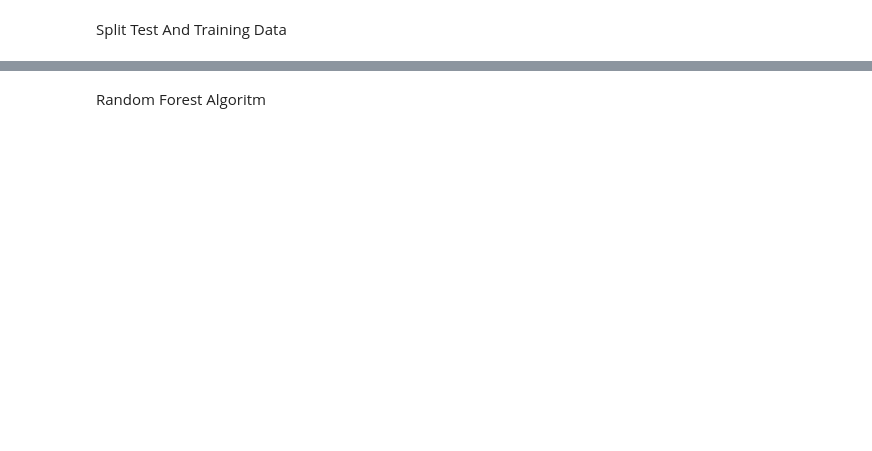
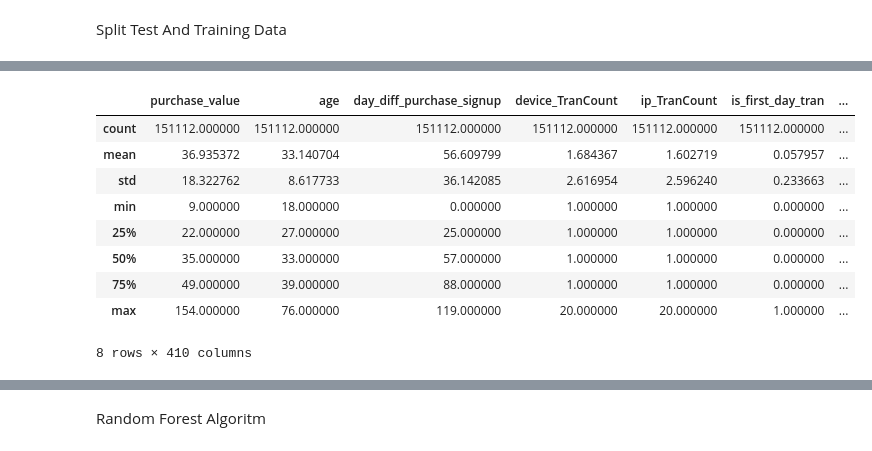
Before and after one commit to faikozcan/MLFraud, a Jupyter notebook: MLFraud.ipynb, the cells around one changed output, grey strips where cells are left out. Cells and saved outputs as stored; diff of their text form; code cells hidden in the pictures; blank space fills up the shorter version.

```diff
--- a/MLFraud.ipynb
+++ b/MLFraud.ipynb
@@ -83,3 +105,16 @@ Split Test And Training Data
+# %%
+c.describe()
+# %% [output]
+|  | purchase_value | age | day_diff_purchase_signup | device_TranCount | ip_TranCount | is_first_day_tran | ... |
+| count | 151112.000000 | 151112.000000 | 151112.000000 | 151112.000000 | 151112.000000 | 151112.000000 | ... |
+| mean | 36.935372 | 33.140704 | 56.609799 | 1.684367 | 1.602719 | 0.057957 | ... |
+| std | 18.322762 | 8.617733 | 36.142085 | 2.616954 | 2.596240 | 0.233663 | ... |
+| min | 9.000000 | 18.000000 | 0.000000 | 1.000000 | 1.000000 | 0.000000 | ... |
+| 25% | 22.000000 | 27.000000 | 25.000000 | 1.000000 | 1.000000 | 0.000000 | ... |
+| 50% | 35.000000 | 33.000000 | 57.000000 | 1.000000 | 1.000000 | 0.000000 | ... |
+| 75% | 49.000000 | 39.000000 | 88.000000 | 1.000000 | 1.000000 | 0.000000 | ... |
+| max | 154.000000 | 76.000000 | 119.000000 | 20.000000 | 20.000000 | 1.000000 | ... |
+8 rows × 410 columns
 # %%
 y = c['class']
 X = c.drop(['class'], axis = 1)
```
Also changed, not shown: parts of 8 cells of this notebook.
